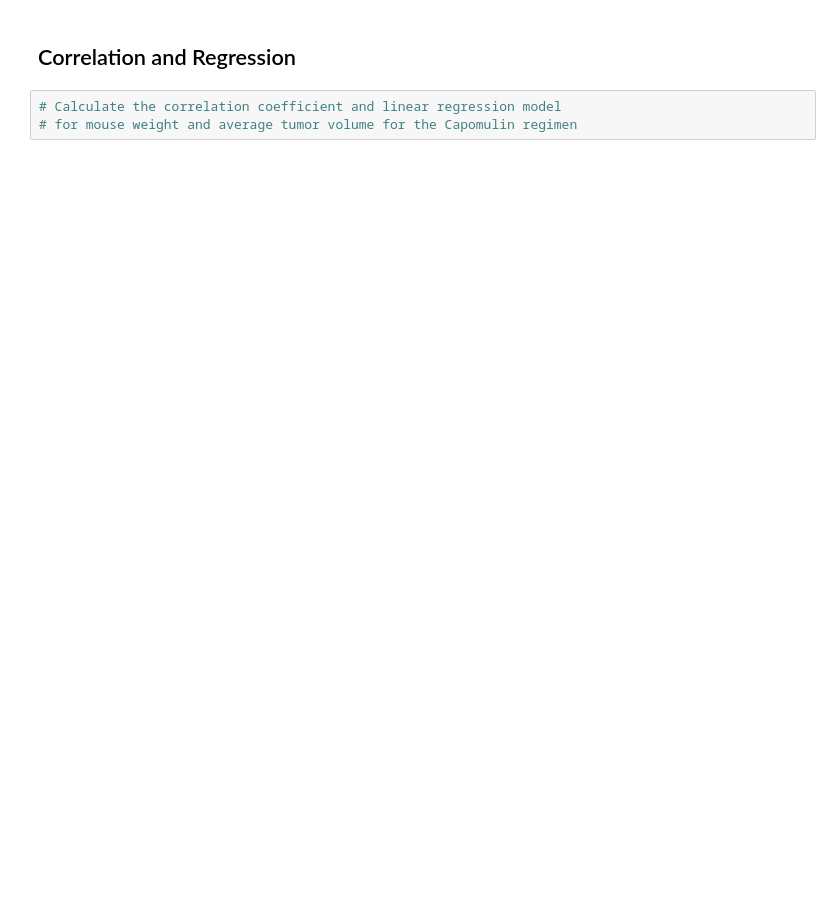
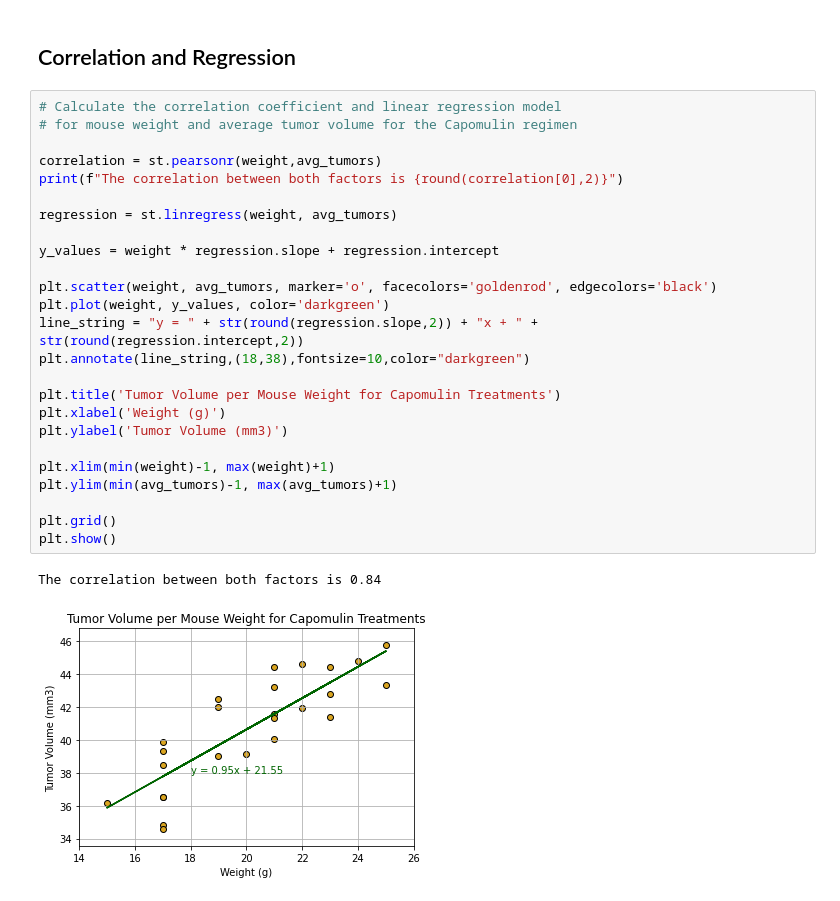
Before and after one commit to pspitzer86/Matplotlib-Challenge, a Jupyter notebook: Pymaceuticals_challenge.ipynb, the cells around one changed output. Saved outputs shown, nothing was run; the diff lists cells and outputs as text; blank space fills up the shorter version.

```diff
--- a/Pymaceuticals_challenge.ipynb
+++ b/Pymaceuticals_challenge.ipynb
@@ -330,5 +343,30 @@ plt.show()
 # %% [markdown]
 ## Correlation and Regression
-# %%
-# Calculate the correlation coefficient and linear regression model
-# for mouse weight and average tumor volume for the Capomulin regimen
+# %%
+# Calculate the correlation coefficient and linear regression model
+# for mouse weight and average tumor volume for the Capomulin regimen
+
+correlation = st.pearsonr(weight,avg_tumors)
+print(f"The correlation between both factors is {round(correlation[0],2)}")
+
+regression = st.linregress(weight, avg_tumors)
+
+y_values = weight * regression.slope + regression.intercept
+
+plt.scatter(weight, avg_tumors, marker='o', facecolors='goldenrod', edgecolors='black')
+plt.plot(weight, y_values, color='darkgreen')
+line_string = "y = " + str(round(regression.slope,2)) + "x + " + str(round(regression.intercept,2))
+plt.annotate(line_string,(18,38),fontsize=10,color="darkgreen")
+
+plt.title('Tumor Volume per Mouse Weight for Capomulin Treatments')
+plt.xlabel('Weight (g)')
+plt.ylabel('Tumor Volume (mm3)')
+
+plt.xlim(min(weight)-1, max(weight)+1)
+plt.ylim(min(avg_tumors)-1, max(avg_tumors)+1)
+
+plt.grid()
+plt.show()
+# %% [output]
+The correlation between both factors is 0.84
+[figure, added]
```
Also changed, not shown: parts of 3 cells of this notebook.
